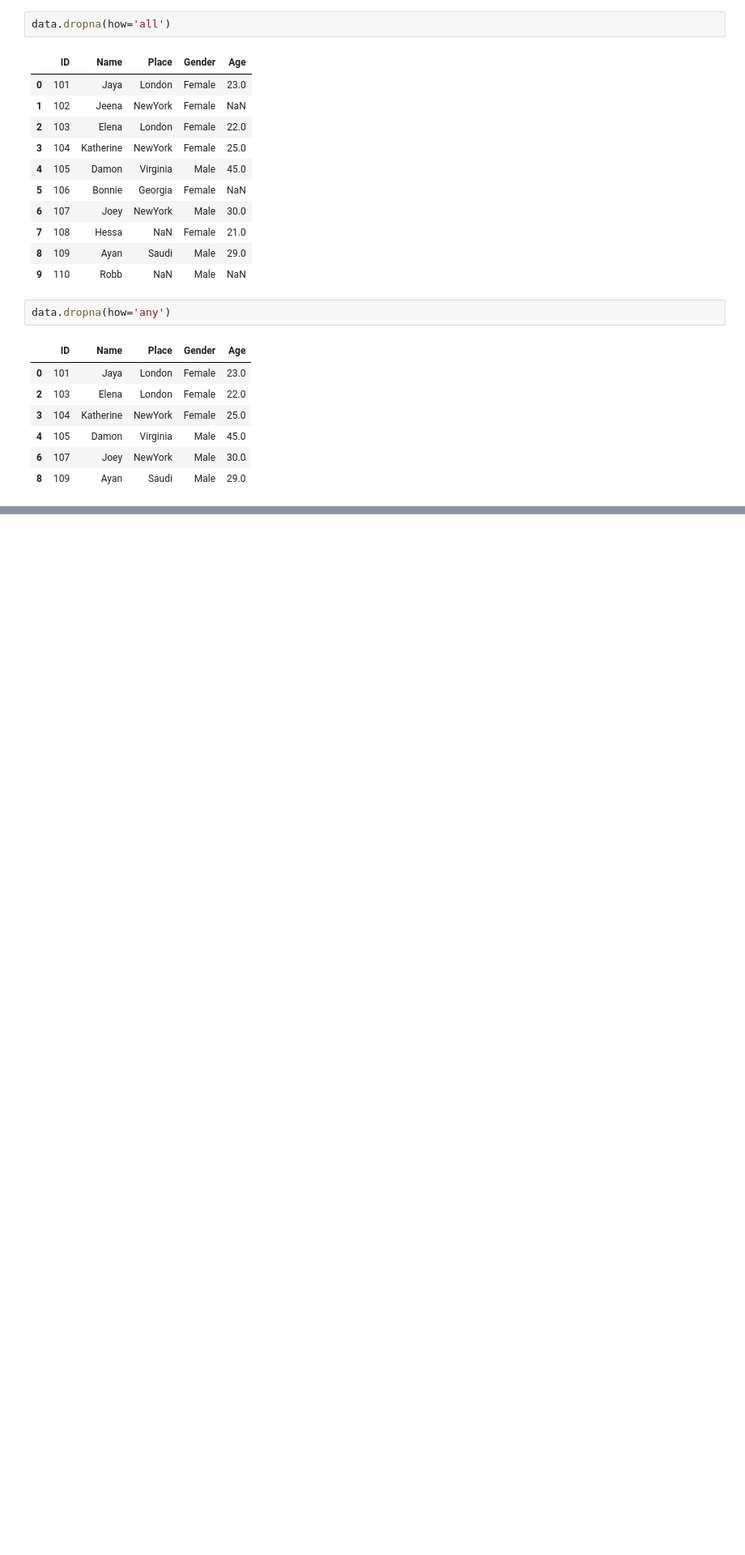
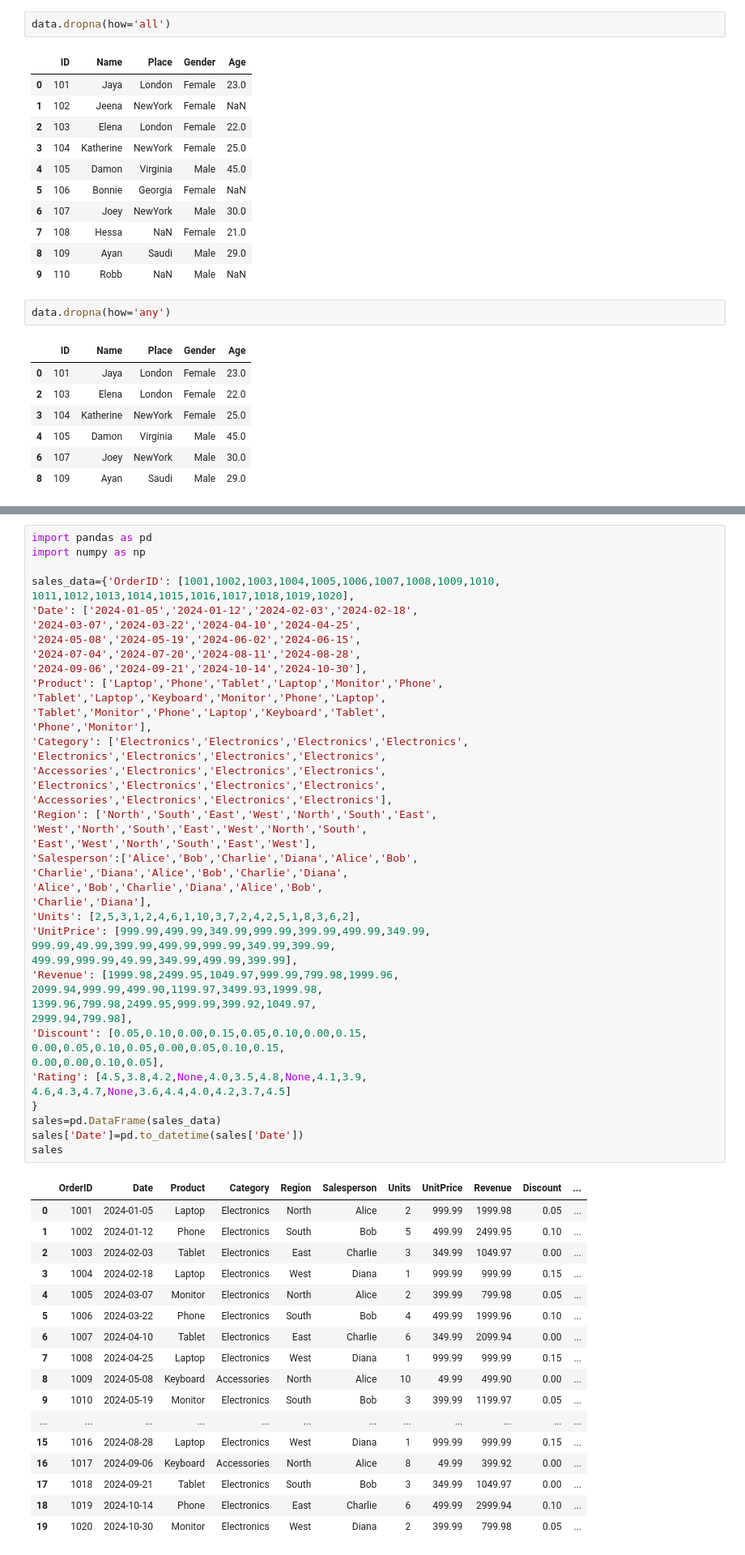
Before and after one commit to shimnasherin73/python-basics, a Jupyter notebook: example tasks pd &np .ipynb, the cells around one changed output, grey strips where cells are left out. Shown at 81% size. Saved outputs shown, nothing was run; the diff lists cells and outputs as text; blank space fills up the shorter version.

```diff
--- a/example tasks .ipynb
+++ b/example tasks pd &np .ipynb
@@ -509,0 +512,62 @@ data.dropna(how='any')
+# %%
+import pandas as pd
+import numpy as np
+
+sales_data={'OrderID': [1001,1002,1003,1004,1005,1006,1007,1008,1009,1010,
+1011,1012,1013,1014,1015,1016,1017,1018,1019,1020],
+'Date': ['2024-01-05','2024-01-12','2024-02-03','2024-02-18',
+'2024-03-07','2024-03-22','2024-04-10','2024-04-25',
+'2024-05-08','2024-05-19','2024-06-02','2024-06-15',
+'2024-07-04','2024-07-20','2024-08-11','2024-08-28',
+'2024-09-06','2024-09-21','2024-10-14','2024-10-30'],
+'Product': ['Laptop','Phone','Tablet','Laptop','Monitor','Phone',
+'Tablet','Laptop','Keyboard','Monitor','Phone','Laptop',
+'Tablet','Monitor','Phone','Laptop','Keyboard','Tablet',
+'Phone','Monitor'],
+'Category': ['Electronics','Electronics','Electronics','Electronics',
+'Electronics','Electronics','Electronics','Electronics',
+'Accessories','Electronics','Electronics','Electronics',
+'Electronics','Electronics','Electronics','Electronics',
+'Accessories','Electronics','Electronics','Electronics'],
+'Region': ['North','South','East','West','North','South','East',
+'West','North','South','East','West','North','South',
+'East','West','North','South','East','West'],
+'Salesperson':['Alice','Bob','Charlie','Diana','Alice','Bob',
+'Charlie','Diana','Alice','Bob','Charlie','Diana',
+'Alice','Bob','Charlie','Diana','Alice','Bob',
+'Charlie','Diana'],
+'Units': [2,5,3,1,2,4,6,1,10,3,7,2,4,2,5,1,8,3,6,2],
+'UnitPrice': [999.99,499.99,349.99,999.99,399.99,499.99,349.99,
+999.99,49.99,399.99,499.99,999.99,349.99,399.99,
+499.99,999.99,49.99,349.99,499.99,399.99],
+'Revenue': [1999.98,2499.95,1049.97,999.99,799.98,1999.96,
+2099.94,999.99,499.90,1199.97,3499.93,1999.98,
+1399.96,799.98,2499.95,999.99,399.92,1049.97,
+2999.94,799.98],
+'Discount': [0.05,0.10,0.00,0.15,0.05,0.10,0.00,0.15,
+0.00,0.05,0.10,0.05,0.00,0.05,0.10,0.15,
+0.00,0.00,0.10,0.05],
+'Rating': [4.5,3.8,4.2,None,4.0,3.5,4.8,None,4.1,3.9,
+4.6,4.3,4.7,None,3.6,4.4,4.0,4.2,3.7,4.5]
+}
+sales=pd.DataFrame(sales_data)
+sales['Date']=pd.to_datetime(sales['Date'])
+sales
+# %% [output]
+|  | OrderID | Date | Product | Category | Region | Salesperson | Units | UnitPrice | Revenue | Discount | ... |
+| 0 | 1001 | 2024-01-05 | Laptop | Electronics | North | Alice | 2 | 999.99 | 1999.98 | 0.05 | ... |
+| 1 | 1002 | 2024-01-12 | Phone | Electronics | South | Bob | 5 | 499.99 | 2499.95 | 0.10 | ... |
+| 2 | 1003 | 2024-02-03 | Tablet | Electronics | East | Charlie | 3 | 349.99 | 1049.97 | 0.00 | ... |
+| 3 | 1004 | 2024-02-18 | Laptop | Electronics | West | Diana | 1 | 999.99 | 999.99 | 0.15 | ... |
+| 4 | 1005 | 2024-03-07 | Monitor | Electronics | North | Alice | 2 | 399.99 | 799.98 | 0.05 | ... |
+| 5 | 1006 | 2024-03-22 | Phone | Electronics | South | Bob | 4 | 499.99 | 1999.96 | 0.10 | ... |
+| 6 | 1007 | 2024-04-10 | Tablet | Electronics | East | Charlie | 6 | 349.99 | 2099.94 | 0.00 | ... |
+| 7 | 1008 | 2024-04-25 | Laptop | Electronics | West | Diana | 1 | 999.99 | 999.99 | 0.15 | ... |
+| 8 | 1009 | 2024-05-08 | Keyboard | Accessories | North | Alice | 10 | 49.99 | 499.90 | 0.00 | ... |
+| 9 | 1010 | 2024-05-19 | Monitor | Electronics | South | Bob | 3 | 399.99 | 1199.97 | 0.05 | ... |
+| ... | ... | ... | ... | ... | ... | ... | ... | ... | ... | ... | ... |
+| 15 | 1016 | 2024-08-28 | Laptop | Electronics | West | Diana | 1 | 999.99 | 999.99 | 0.15 | ... |
+| 16 | 1017 | 2024-09-06 | Keyboard | Accessories | North | Alice | 8 | 49.99 | 399.92 | 0.00 | ... |
+| 17 | 1018 | 2024-09-21 | Tablet | Electronics | South | Bob | 3 | 349.99 | 1049.97 | 0.00 | ... |
+| 18 | 1019 | 2024-10-14 | Phone | Electronics | East | Charlie | 6 | 499.99 | 2999.94 | 0.10 | ... |
+| 19 | 1020 | 2024-10-30 | Monitor | Electronics | West | Diana | 2 | 399.99 | 799.98 | 0.05 | ... |
```
Also changed, not shown: parts of 10 cells of this notebook, 2 other files.
